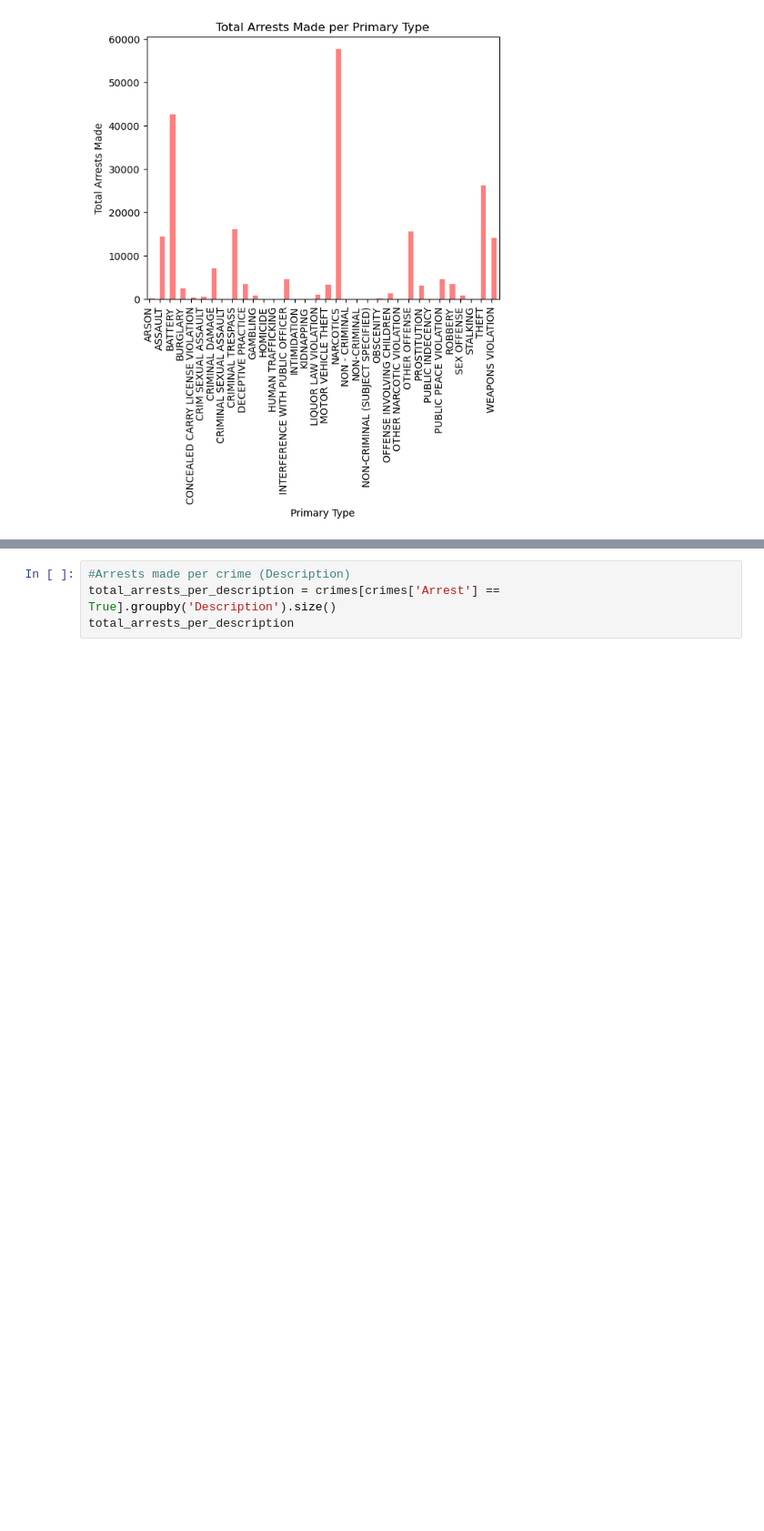
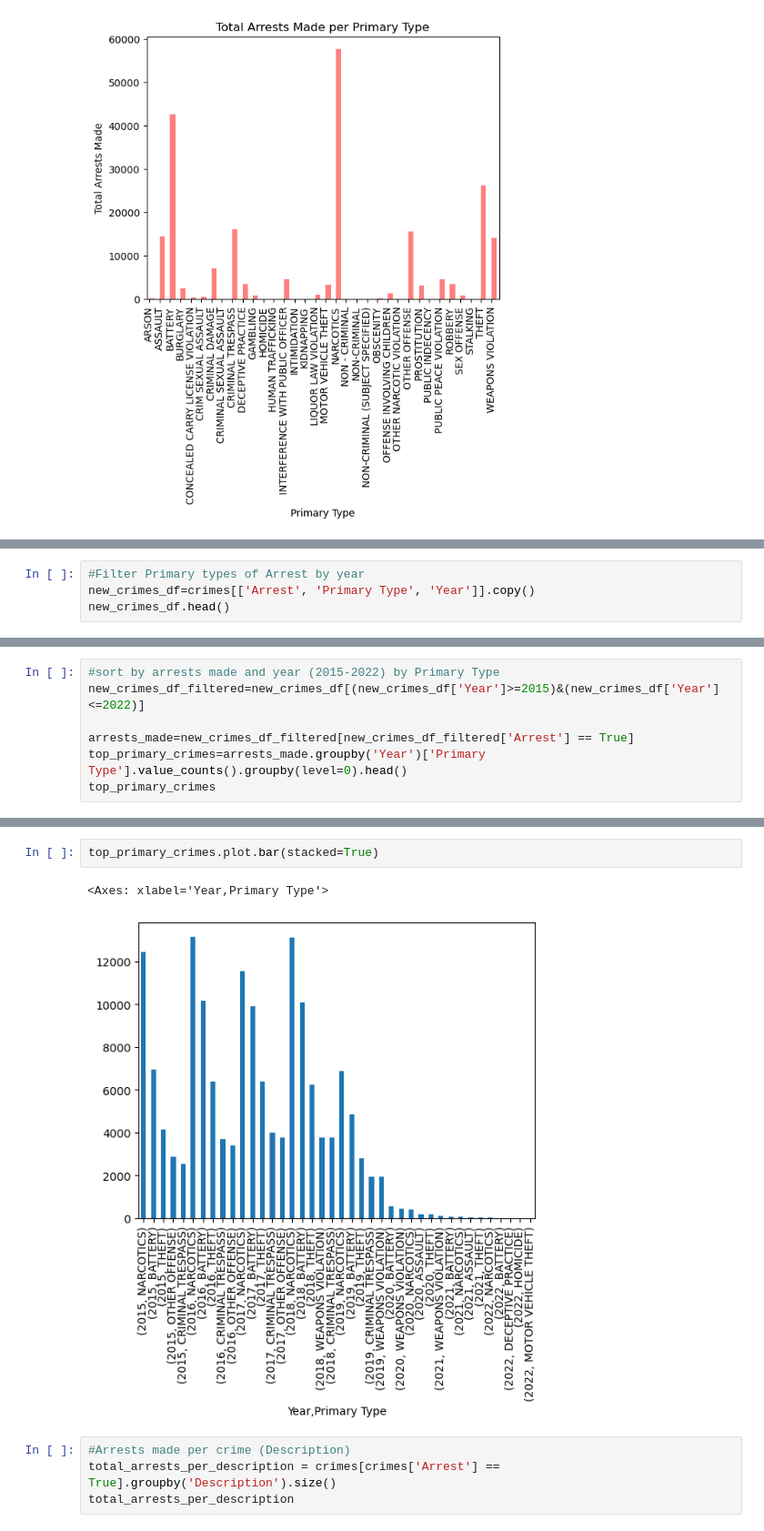
Before and after one commit to jdmandras/Project-1, a Jupyter notebook: crimes-DU.ipynb, the cells around one changed output, grey strips where cells are left out. Shown at 91% size. Saved outputs shown, nothing was run; the diff lists cells and outputs as text; blank space fills up the shorter version.

```diff
--- a/crimes-DU.ipynb
+++ b/crimes-DU.ipynb
@@ -148,0 +193,4 @@ plt.show
+# %%
+#Filter Primary types of Arrest by year
+new_crimes_df=crimes[['Arrest', 'Primary Type', 'Year']].copy()
+new_crimes_df.head()
@@ -148,0 +204,7 @@ plt.show
+# %%
+#sort by arrests made and year (2015-2022) by Primary Type
+new_crimes_df_filtered=new_crimes_df[(new_crimes_df['Year']>=2015)&(new_crimes_df['Year']<=2022)]
+
+arrests_made=new_crimes_df_filtered[new_crimes_df_filtered['Arrest'] == True]
+top_primary_crimes=arrests_made.groupby('Year')['Primary Type'].value_counts().groupby(level=0).head()
+top_primary_crimes
@@ -149,3 +229,8 @@ plt.show
+# %%
+top_primary_crimes.plot.bar(stacked=True)
+# %% [output]
+<Axes: xlabel='Year,Primary Type'>
+[figure, added]
 # %%
 #Arrests made per crime (Description)
 total_arrests_per_description = crimes[crimes['Arrest'] == True].groupby('Description').size()
```
Also changed, not shown: parts of 5 cells of this notebook.
